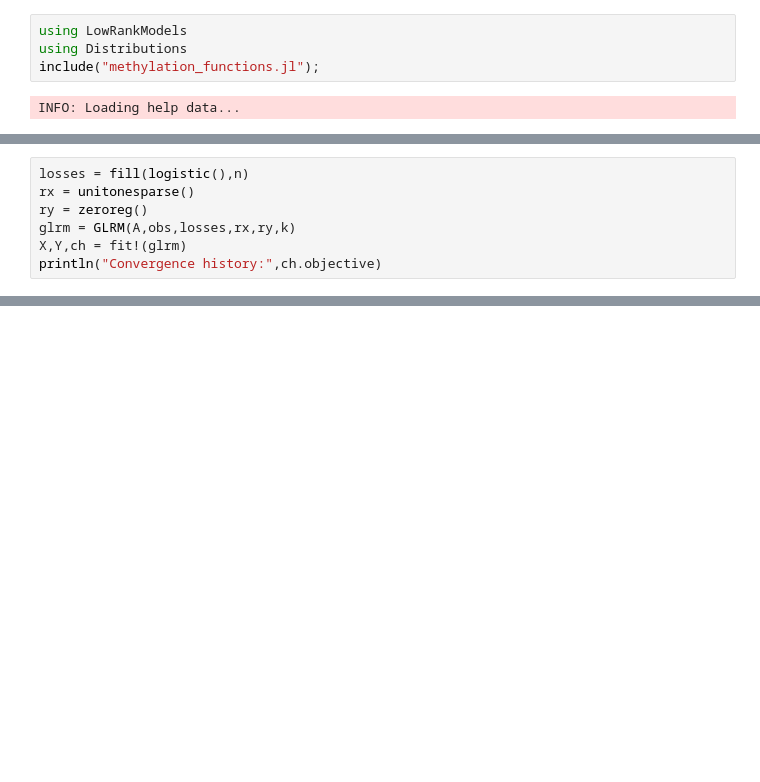
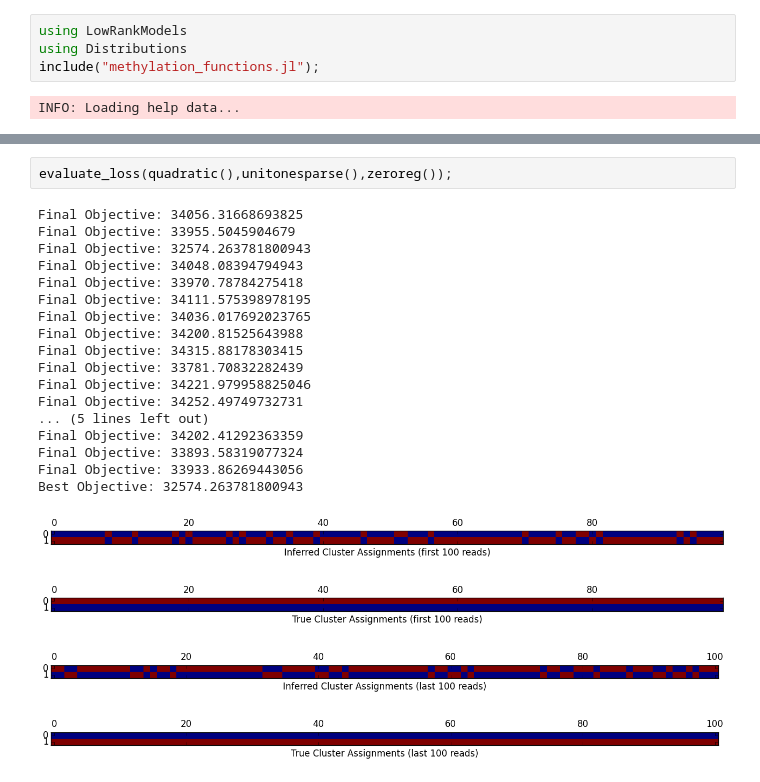
Before and after one commit to emukamel/notebooks, a Jupyter notebook: DNAmeth/matrix_completion.ipynb, the cells around one changed output, grey strips where cells are left out. Drawn from its saved outputs; the diff is of its cells as text; blank space fills up the shorter version.

```diff
--- a/DNAmeth/matrix_completion.ipynb
+++ b/DNAmeth/matrix_completion.ipynb
@@ -83,7 +79,0 @@ end
-# %%
-losses = fill(logistic(),n)
-rx = unitonesparse()
-ry = zeroreg()
-glrm = GLRM(A,obs,losses,rx,ry,k)
-X,Y,ch = fit!(glrm)
-println("Convergence history:",ch.objective)
@@ -134,0 +151,24 @@ P
+# %%
+evaluate_loss(quadratic(),unitonesparse(),zeroreg());
+# %% [output]
+Final Objective: 34056.31668693825
+Final Objective: 33955.5045904679
+Final Objective: 32574.263781800943
+Final Objective: 34048.08394794943
+Final Objective: 33970.78784275418
+Final Objective: 34111.575398978195
+Final Objective: 34036.017692023765
+Final Objective: 34200.81525643988
+Final Objective: 34315.88178303415
+Final Objective: 33781.70832282439
+Final Objective: 34221.979958825046
+Final Objective: 34252.49749732731
+... (5 lines left out)
+Final Objective: 34202.41292363359
+Final Objective: 33893.58319077324
+Final Objective: 33933.86269443056
+Best Objective: 32574.263781800943
+[figure, added]
+[figure, added]
+[figure, added]
+[figure, added]
```
Also changed, not shown: parts of 18 cells of this notebook, 7 other files.
